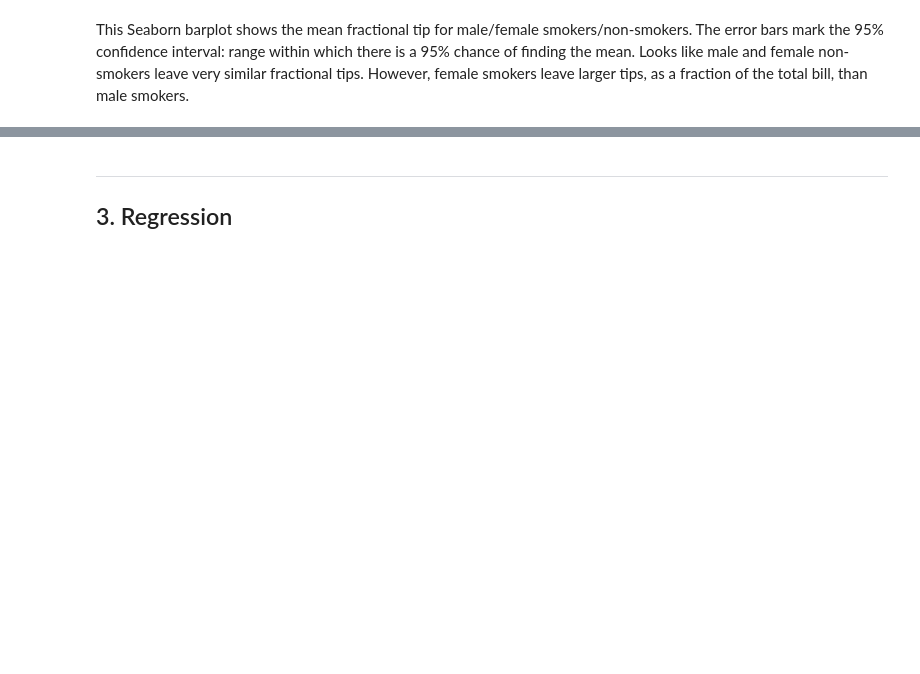
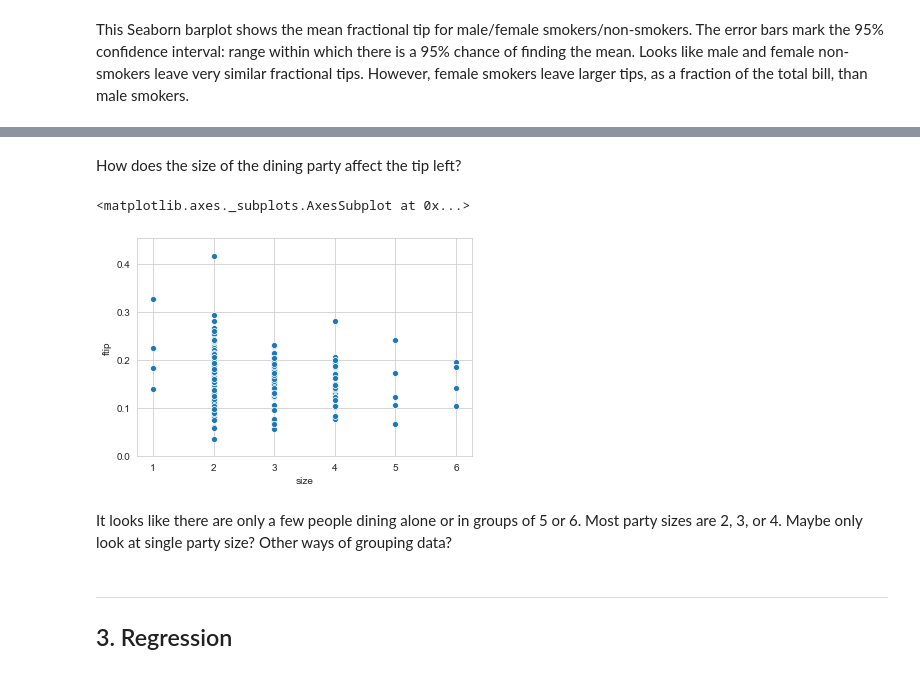
Before and after one commit to elizabethdaly/data-analysis-project, a Jupyter notebook: tips-data-analysis.ipynb, the cells around one changed output, grey strips where cells are left out. Saved outputs shown, nothing was run; the diff lists cells and outputs as text; code cells hidden in the pictures; blank space fills up the shorter version.

```diff
--- a/tips-data-analysis.ipynb
+++ b/tips-data-analysis.ipynb
@@ -199,3 +203,12 @@ Explain this plot. bar v box?
+# %% [markdown]
+How does the size of the dining party affect the tip left?
+# %%
+sns.scatterplot(x='size', y='ftip', data = df[df.ftip < 0.6])
+# %% [output]
+<matplotlib.axes._subplots.AxesSubplot at 0x...>
+[figure, added]
+# %% [markdown]
+It looks like there are only a few people dining alone or in groups of 5 or 6. Most party sizes are 2, 3, or 4. Maybe only look at single party size? Other ways of grouping data?
 # %% [markdown]
 ***
 ## 3. Regression
```
Also changed, not shown: parts of 12 cells of this notebook, 1 other file.
